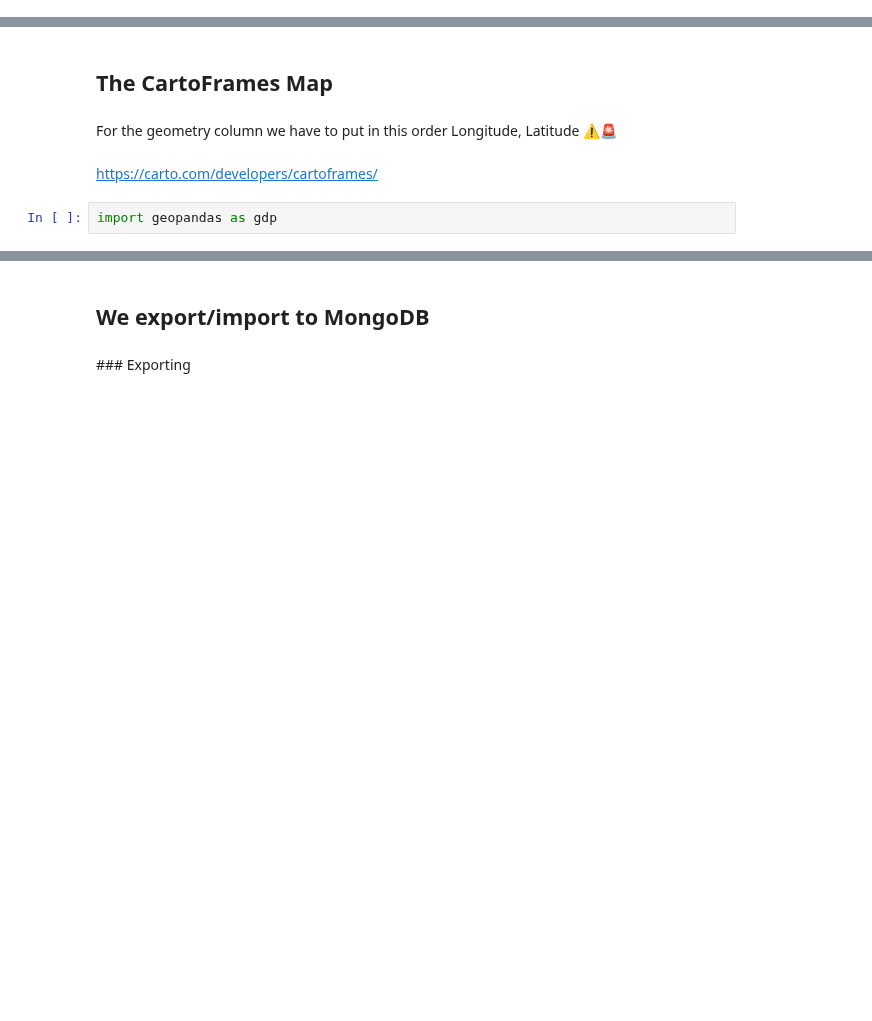
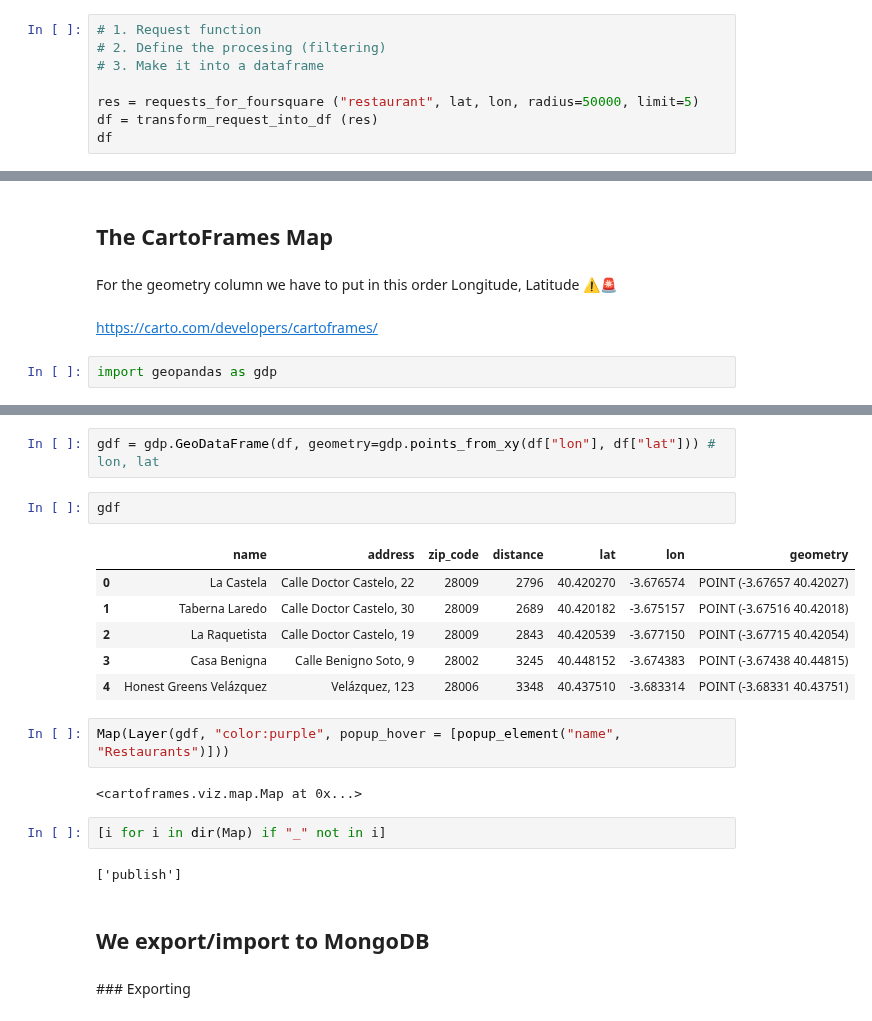
Before and after one commit to Ironhack-data-bcn-oct-2023/lectures, a Jupyter notebook: week-4/03.II- Geo-dataframe-carto-4sq.ipynb, the cells around one changed output, grey strips where cells are left out. Drawn from its saved outputs; the diff is of its cells as text; blank space fills up the shorter version.

```diff
--- a/week-4/03.II- Geo-dataframe-carto-4sq.ipynb
+++ b/week-4/03.II- Geo-dataframe-carto-4sq.ipynb
@@ -81,0 +338,8 @@ from getpass import getpass
+# %%
+# 1. Request function
+# 2. Define the procesing (filtering)
+# 3. Make it into a dataframe
+
+res = requests_for_foursquare ("restaurant", lat, lon, radius=50000, limit=5)
+df = transform_request_into_df (res)
+df
@@ -117,3 +397,22 @@ import geopandas as gdp
+# %%
+gdf = gdp.GeoDataFrame(df, geometry=gdp.points_from_xy(df["lon"], df["lat"])) # lon, lat
+# %%
+gdf
+# %% [output]
+|  | name | address | zip_code | distance | lat | lon | geometry |
+| 0 | La Castela | Calle Doctor Castelo, 22 | 28009 | 2796 | 40.420270 | -3.676574 | POINT (-3.67657 40.42027) |
+| 1 | Taberna Laredo | Calle Doctor Castelo, 30 | 28009 | 2689 | 40.420182 | -3.675157 | POINT (-3.67516 40.42018) |
+| 2 | La Raquetista | Calle Doctor Castelo, 19 | 28009 | 2843 | 40.420539 | -3.677150 | POINT (-3.67715 40.42054) |
+| 3 | Casa Benigna | Calle Benigno Soto, 9 | 28002 | 3245 | 40.448152 | -3.674383 | POINT (-3.67438 40.44815) |
+| 4 | Honest Greens Velázquez | Velázquez, 123 | 28006 | 3348 | 40.437510 | -3.683314 | POINT (-3.68331 40.43751) |
+# %%
+Map(Layer(gdf, "color:purple", popup_hover = [popup_element("name", "Restaurants")]))
+# %% [output]
+<cartoframes.viz.map.Map at 0x...>
+# %%
+[i for i in dir(Map) if "_" not in i]
+# %% [output]
+['publish']
 # %% [markdown]
 ## We export/import to MongoDB
 # %% [markdown]
```
Also changed, not shown: parts of 41 cells of this notebook, 3 other files.
